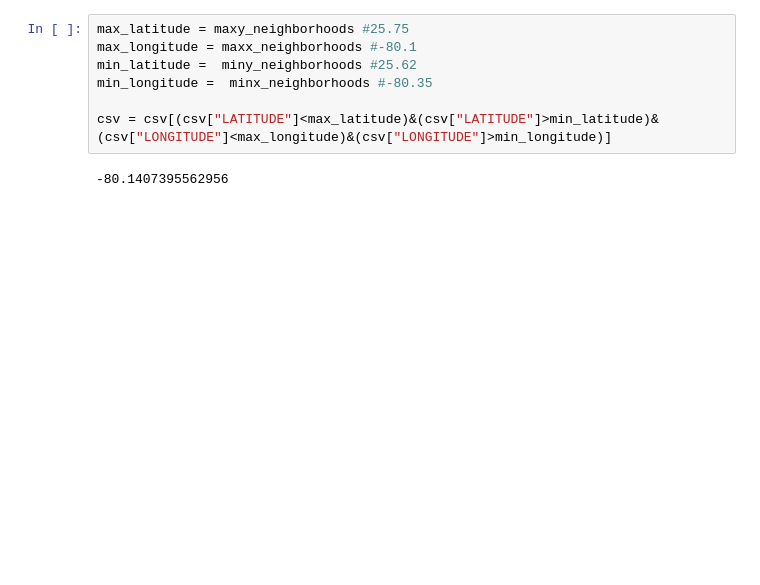
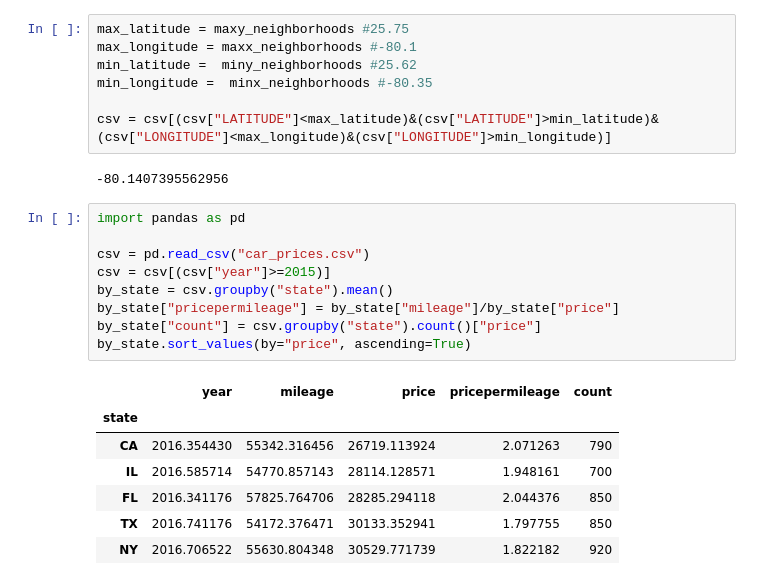
Before and after one commit to DeiviGT1/arc-is, a Jupyter notebook: hola copy.ipynb, the cells around one changed output. Cells and saved outputs as stored; diff of their text form; blank space fills up the shorter version.

```diff
--- a/hola copy.ipynb
+++ b/hola copy.ipynb
@@ -88,3 +68,20 @@ min_longitude =  minx_neighborhoods #-80.35
 csv = csv[(csv["LATITUDE"]<max_latitude)&(csv["LATITUDE"]>min_latitude)&(csv["LONGITUDE"]<max_longitude)&(csv["LONGITUDE"]>min_longitude)]
 # %% [output]
 -80.1407395562956
+# %%
+import pandas as pd
+
+csv = pd.read_csv("car_prices.csv")
+csv = csv[(csv["year"]>=2015)]
+by_state = csv.groupby("state").mean()
+by_state["pricepermileage"] = by_state["mileage"]/by_state["price"]
+by_state["count"] = csv.groupby("state").count()["price"]
+by_state.sort_values(by="price", ascending=True)
+# %% [output]
+|  | year | mileage | price | pricepermileage | count |
+| state |  |  |  |  |  |
+| CA | 2016.354430 | 55342.316456 | 26719.113924 | 2.071263 | 790 |
+| IL | 2016.585714 | 54770.857143 | 28114.128571 | 1.948161 | 700 |
+| FL | 2016.341176 | 57825.764706 | 28285.294118 | 2.044376 | 850 |
+| TX | 2016.741176 | 54172.376471 | 30133.352941 | 1.797755 | 850 |
+| NY | 2016.706522 | 55630.804348 | 30529.771739 | 1.822182 | 920 |
```
Also changed, not shown: parts of 1 cell of this notebook.
